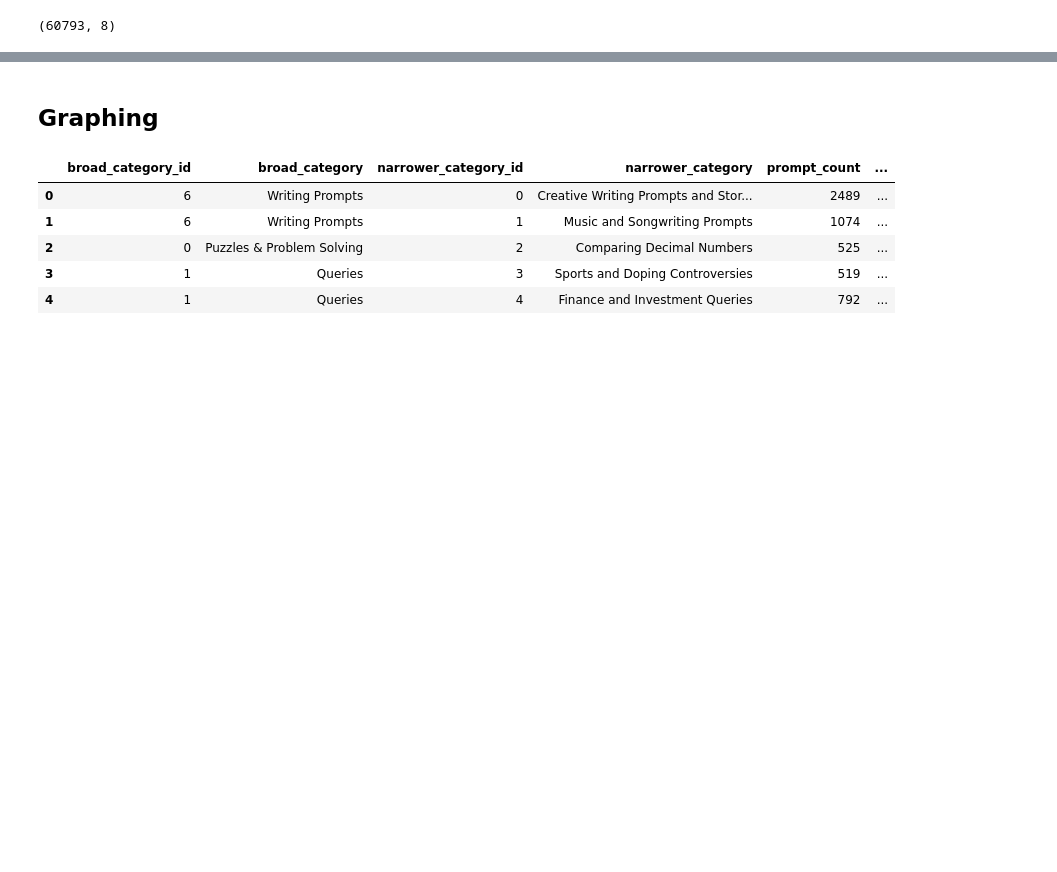
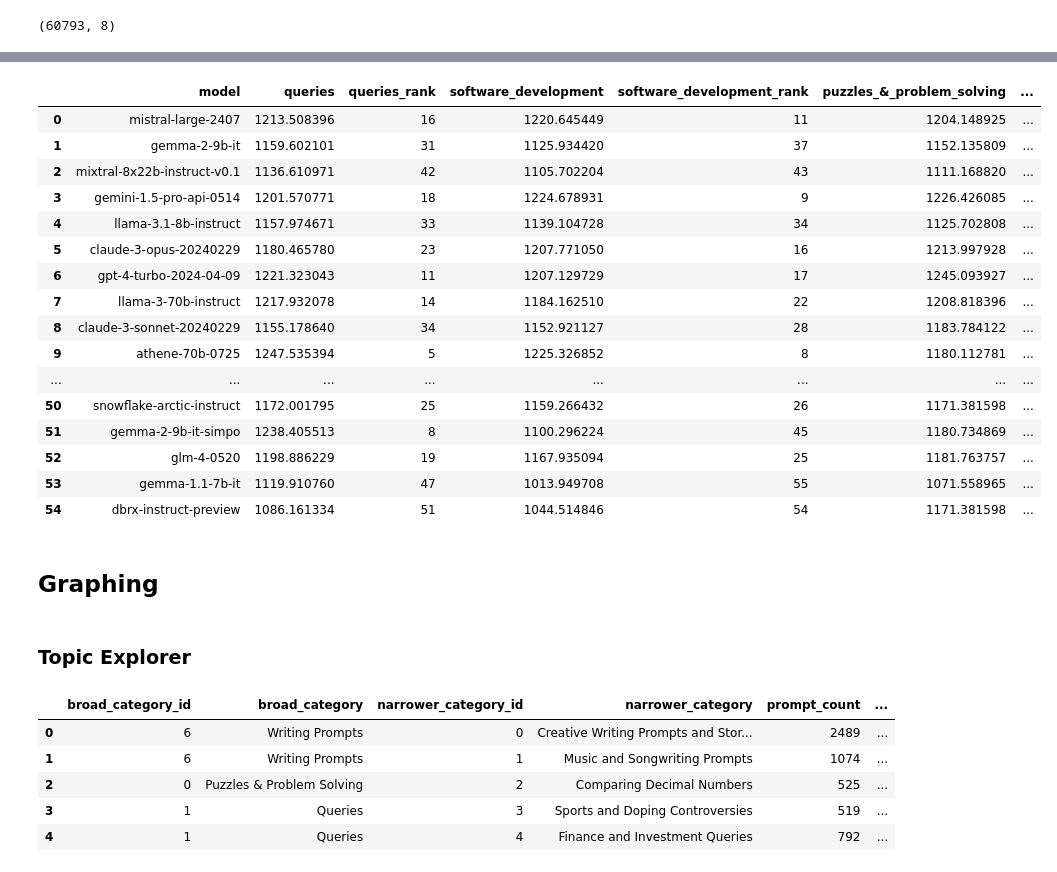
Before and after one commit to lmarena/arena-catalog, a Jupyter notebook: topic_clustering/data_processing.ipynb, the cells around one changed output, grey strips where cells are left out. Cells and saved outputs as stored; diff of their text form; code cells hidden in the pictures; blank space fills up the shorter version.

```diff
--- a/topic_clustering/data_processing.ipynb
+++ b/topic_clustering/data_processing.ipynb
@@ -396,0 +347,3 @@ print(narrow_rank.shape)
+# %%
+broad = category_percentage(battles, ['broad_category_id', 'broad_category'])
+narrow = category_percentage(battles, ['narrower_category_id', 'narrower_category'])
@@ -396,0 +373,6 @@ print(narrow_rank.shape)
+# %%
+models = pd.concat([battles['model_a'], battles['model_b']]).unique()
+model_participation = pd.DataFrame(models, columns=["model"])
+battle_counts_df = count_battles(battles)
+model_participation = model_participation.merge(battle_counts_df, on="model")
+model_participation.head()
@@ -396,0 +386,5 @@ print(narrow_rank.shape)
+# %%
+categories = broad['broad_category']
+category = categories[1]
+filtered = battles[battles['broad_category'] == category]
+count_battles(filtered, category.replace(" ", "_").lower(), True)
@@ -397 +495,34 @@ print(narrow_rank.shape)
+# %%
+models = pd.concat([battles['model_a'], battles['model_b']]).unique()
+performance_by_category = pd.DataFrame(models, columns=["model"])
+
+for _, row in broad.iterrows():
+    if row['percentage'] >= 10:
+        category = row['broad_category'].replace(" ", "_").lower()
+        elo_mle_ratings = compute_mle_elo(battles[battles['broad_category_id'] == row['broad_category_id']])
+        ratings_df = pd.DataFrame([
+            [n, elo_mle_ratings[n]] for n in elo_mle_ratings.keys()
+        ], columns=["model", category])
+        ratings_df[f"{category}_rank"] = ratings_df[category].rank(ascending=False, method='min').astype('int')
+        performance_by_category = performance_by_category.merge(ratings_df, how="left", on="model")
+
+performance_by_category
+# %% [output]
+|  | model | queries | queries_rank | software_development | software_development_rank | puzzles_&_problem_solving | ... |
+| 0 | mistral-large-2407 | 1213.508396 | 16 | 1220.645449 | 11 | 1204.148925 | ... |
+| 1 | gemma-2-9b-it | 1159.602101 | 31 | 1125.934420 | 37 | 1152.135809 | ... |
+| 2 | mixtral-8x22b-instruct-v0.1 | 1136.610971 | 42 | 1105.702204 | 43 | 1111.168820 | ... |
+| 3 | gemini-1.5-pro-api-0514 | 1201.570771 | 18 | 1224.678931 | 9 | 1226.426085 | ... |
+| 4 | llama-3.1-8b-instruct | 1157.974671 | 33 | 1139.104728 | 34 | 1125.702808 | ... |
+| 5 | claude-3-opus-20240229 | 1180.465780 | 23 | 1207.771050 | 16 | 1213.997928 | ... |
+| 6 | gpt-4-turbo-2024-04-09 | 1221.323043 | 11 | 1207.129729 | 17 | 1245.093927 | ... |
+| 7 | llama-3-70b-instruct | 1217.932078 | 14 | 1184.162510 | 22 | 1208.818396 | ... |
+| 8 | claude-3-sonnet-20240229 | 1155.178640 | 34 | 1152.921127 | 28 | 1183.784122 | ... |
+| 9 | athene-70b-0725 | 1247.535394 | 5 | 1225.326852 | 8 | 1180.112781 | ... |
+| ... | ... | ... | ... | ... | ... | ... | ... |
+| 50 | snowflake-arctic-instruct | 1172.001795 | 25 | 1159.266432 | 26 | 1171.381598 | ... |
+| 51 | gemma-2-9b-it-simpo | 1238.405513 | 8 | 1100.296224 | 45 | 1180.734869 | ... |
+| 52 | glm-4-0520 | 1198.886229 | 19 | 1167.935094 | 25 | 1181.763757 | ... |
+| 53 | gemma-1.1-7b-it | 1119.910760 | 47 | 1013.949708 | 55 | 1071.558965 | ... |
+| 54 | dbrx-instruct-preview | 1086.161334 | 51 | 1044.514846 | 54 | 1171.381598 | ... |
 # %%
@@ -407,4 +538,6 @@ import plotly.graph_objects as go
 import plotly.io as pio
+# %% [markdown]
+### Topic Explorer
 # %%
 file_path = "/home/ygtang/arena-leaderboard-v2/topic_clustering/data"
 
```
Also changed, not shown: parts of 42 cells of this notebook, 15 other files.
